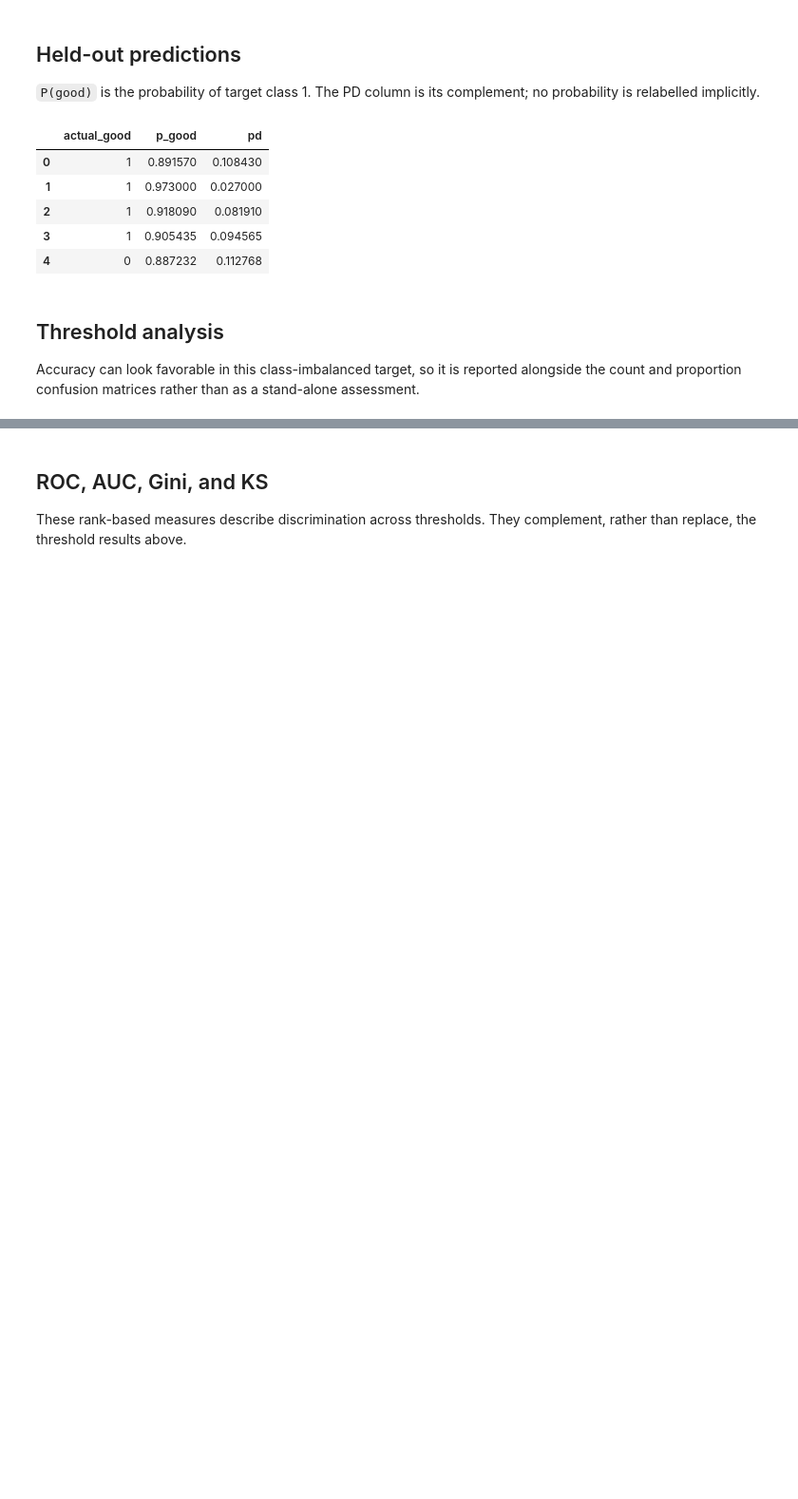
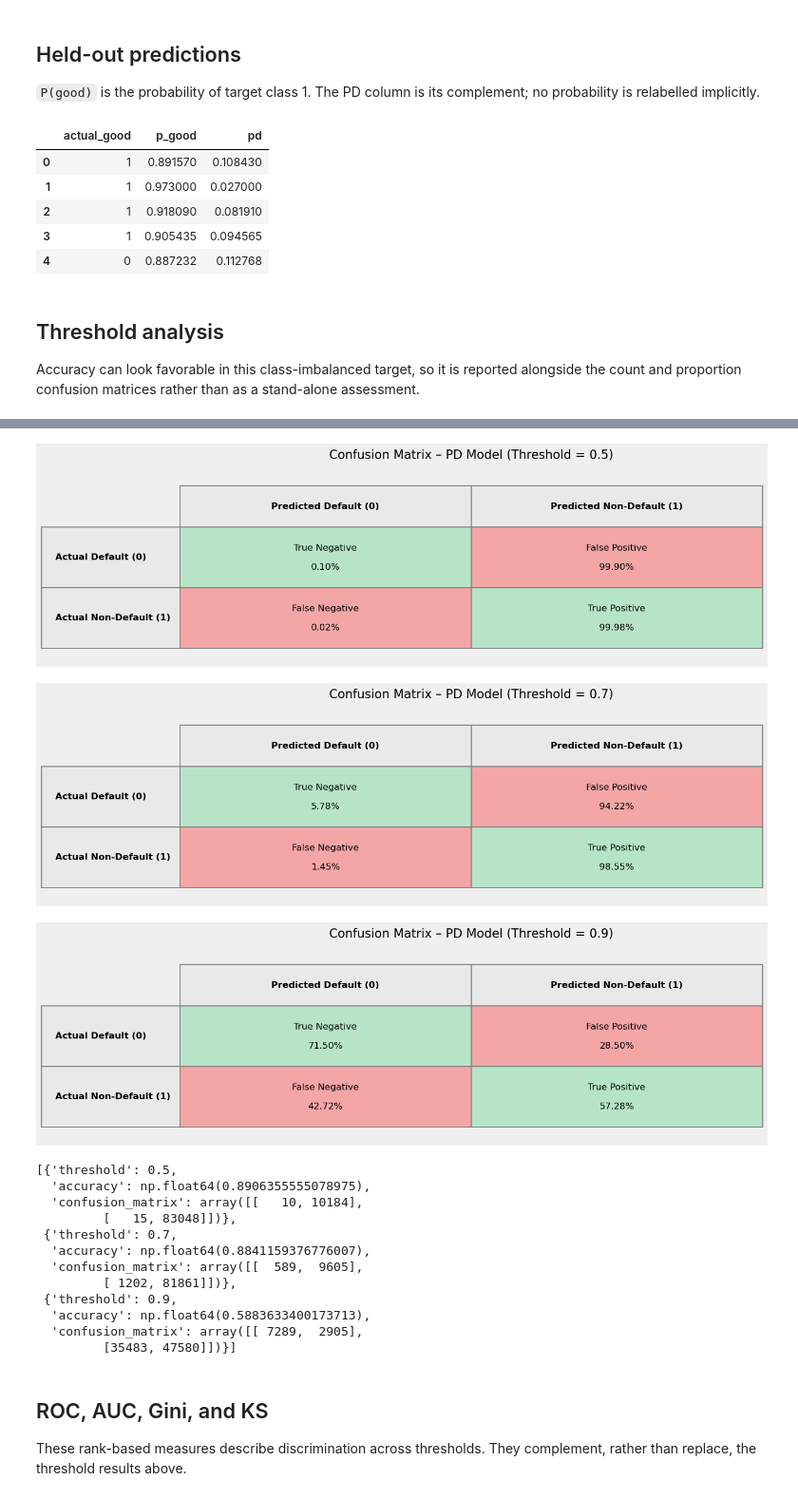
Before and after one commit to jclaudio019/credit_risk, a Jupyter notebook: notebooks/04_pd_logistic_regression_and_validation.ipynb, the cells around one changed output, grey strips where cells are left out. Shown at 95% size. Cells and saved outputs as stored; diff of their text form; code cells hidden in the pictures; blank space fills up the shorter version.

```diff
--- a/notebooks/04_pd_logistic_regression_and_validation.ipynb
+++ b/notebooks/04_pd_logistic_regression_and_validation.ipynb
@@ -172,11 +170,3 @@ validation_predictions.head()
 ## Threshold analysis
 
 Accuracy can look favorable in this class-imbalanced target, so it is reported alongside the count and proportion confusion matrices rather than as a stand-alone assessment.
-# %%
-thresholds_to_review = [0.5, 0.7, 0.9]
-threshold_results = []
-for threshold in thresholds_to_review:
-    predicted_good = (validation_predictions['p_good'] >= threshold).astype(int)
-    matrix = confusion_matrix(validation_predictions['actual_good'], predicted_good, labels=[0, 1])
-    threshold_results.append({'threshold': threshold, 'accuracy': (predicted_good == validation_predictions['actual_good']).mean(), 'confusion_matrix': matrix})
-threshold_results
@@ -282,3 +253,30 @@ plt.show()
+# %%
+thresholds_to_review = [0.5, 0.7, 0.9]
+threshold_results = [
+    plot_confusion_matrix_table(
+        validation_predictions["actual_good"],
+        validation_predictions["p_good"],
+        threshold,
+    )
+    for threshold in thresholds_to_review
+]
+threshold_results
+# %% [output]
+[figure, added]
+[figure, added]
+[figure, added]
+[{'threshold': 0.5,
+  'accuracy': np.float64(0.8906355555078975),
+  'confusion_matrix': array([[   10, 10184],
+         [   15, 83048]])},
+ {'threshold': 0.7,
+  'accuracy': np.float64(0.8841159376776007),
+  'confusion_matrix': array([[  589,  9605],
+         [ 1202, 81861]])},
+ {'threshold': 0.9,
+  'accuracy': np.float64(0.5883633400173713),
+  'confusion_matrix': array([[ 7289,  2905],
+         [35483, 47580]])}]
 # %% [markdown]
 ## ROC, AUC, Gini, and KS
 
```
Also changed, not shown: parts of 7 cells of this notebook.
